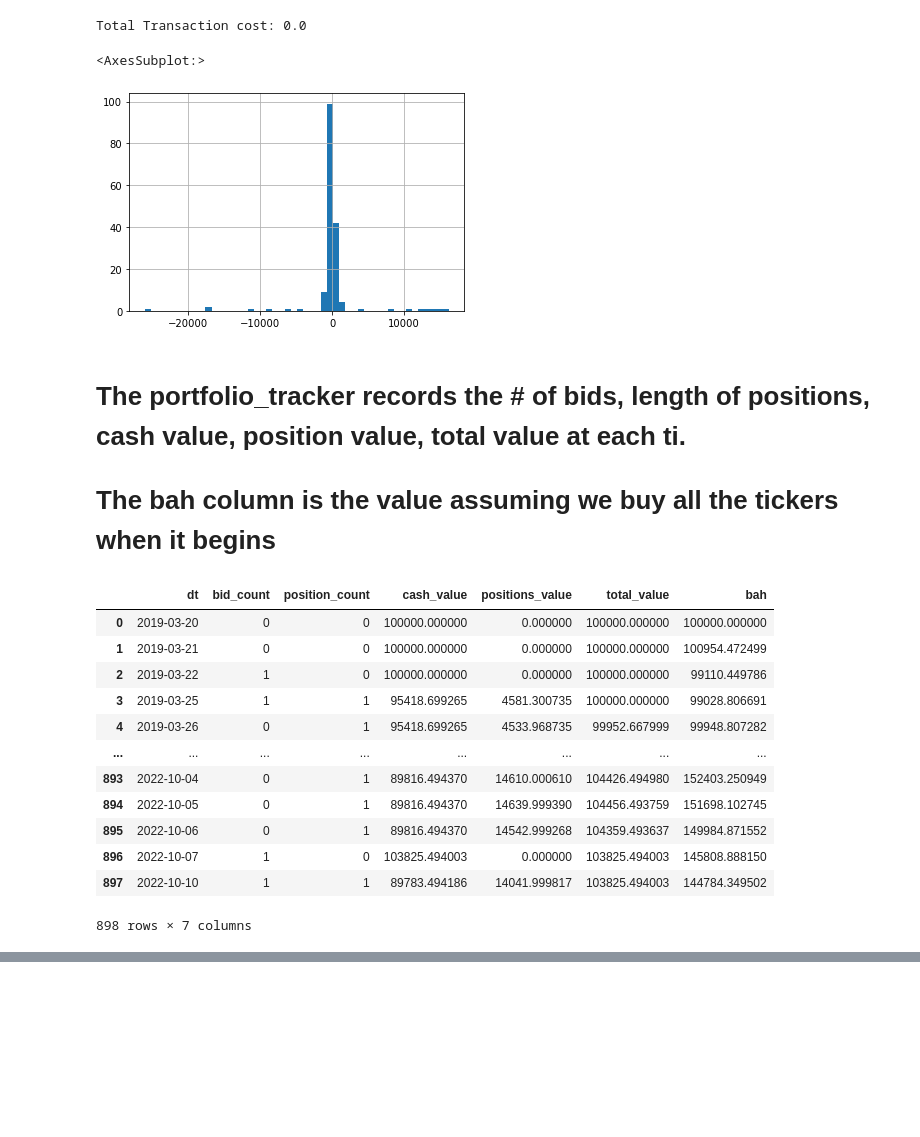
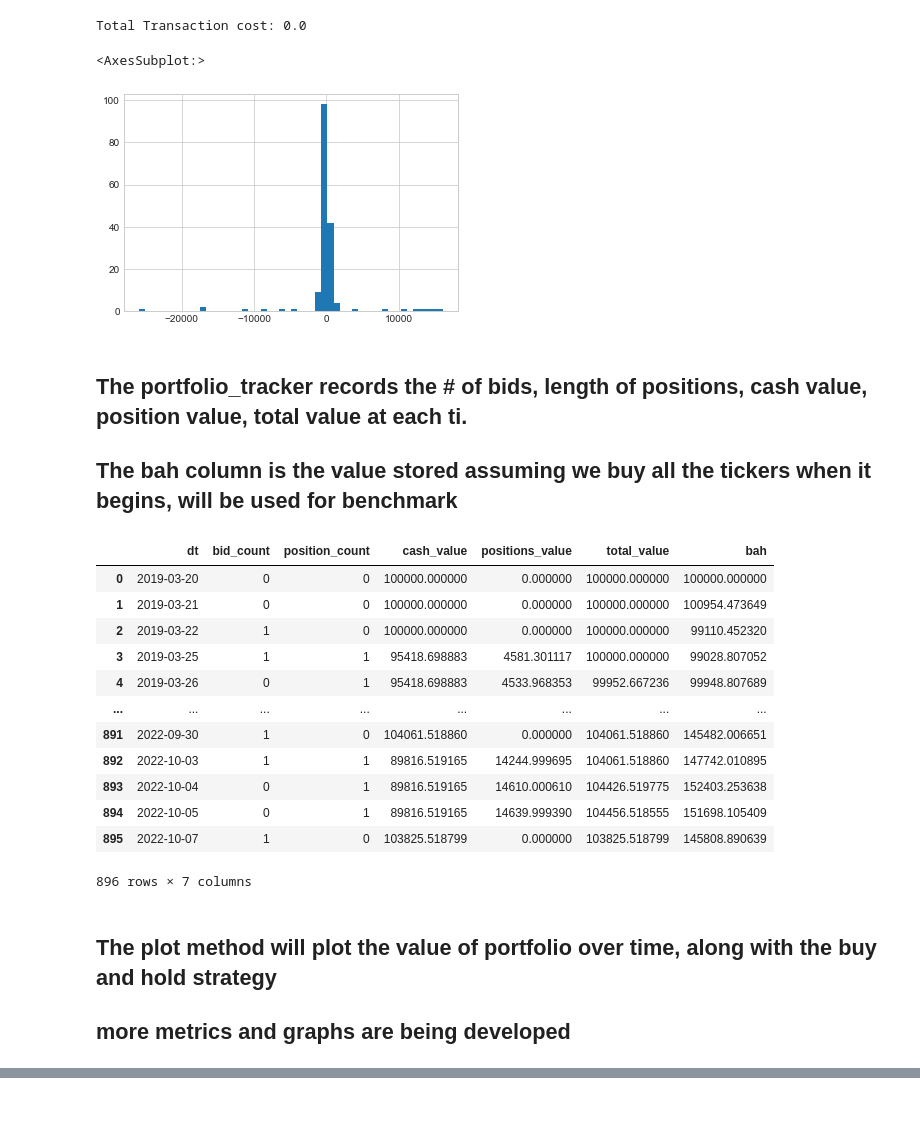
Before and after one commit to TigaJi/GeneralBacktest, a Jupyter notebook: Demo/demo.ipynb, the cells around one changed output, grey strips where cells are left out. Saved outputs shown, nothing was run; the diff lists cells and outputs as text; code cells hidden in the pictures; blank space fills up the shorter version.

```diff
--- a/Demo/demo.ipynb
+++ b/Demo/demo.ipynb
@@ -127,19 +149,4 @@ class DemoStrategy:
 # %%
-def get_data(tickers,length,interval):
-    data =  yf.download(tickers = tickers,
-    period = length, interval = interval, group_by = 'ticker',
-    auto_adjust = True,
-    prepost = False,
-    threads = True,
-    proxy = None
-)
-
-    data = data.loc[:, pd.IndexSlice[:, ['Close']]]
-
-    columns = data.columns.droplevel(1)
-
-    data.columns = columns
-
-    data.sort_index(axis = 1, inplace = True)
-    #data = data.reset_index(drop = True)
-    return data.dropna()
+data = pd.read_csv("test_data.csv",index_col = 0)
+data.index = pd.to_datetime(data.index)
+data.head()
@@ -146,5 +162,3 @@ def get_data(tickers,length,interval):
 # %%
-with open("sp100tickers.pickle", "rb") as f:
-    tickers = pickle.load(f)
-data = get_data(tickers,'5y','1d')
+data.shape
 # %% [output]
@@ -157,3 +169,3 @@ data = get_data(tickers,'5y','1d')
 # %%
-random_strat = Backtest(data, DemoStrategy)
+demo_strat = Backtest(data, DemoStrategy)
 # %%
@@ -193,27 +207,31 @@ print("Total Transaction cost:", random_strat.transaction_history['transaction_c
 Total Transaction cost: 0.0
 # %%
 #histogram of pnl
-random_strat.transaction_history[random_strat.transaction_history.type ==0]['pnl'].hist(bins = 50)
+demo_strat.transaction_history[demo_strat.transaction_history.type ==0]['pnl'].hist(bins = 50)
 # %% [output]
 <AxesSubplot:>
-[figure, old version]
+[figure, new version]
 # %% [markdown]
-# The portfolio_tracker records the # of bids, length of positions, cash value, position value, total value at each ti.
-# The bah column is the value assuming we buy all the tickers when it begins
+## The portfolio_tracker records the # of bids, length of positions, cash value, position value, total value at each ti.
+## The bah column is the value stored assuming we buy all the tickers when it begins, will be used for benchmark
 # %%
-random_strat.portfolio_tracker
+demo_strat.portfolio_tracker
 # %% [output]
 |  | dt | bid_count | position_count | cash_value | positions_value | total_value | bah |
 | 0 | 2019-03-20 | 0 | 0 | 100000.000000 | 0.000000 | 100000.000000 | 100000.000000 |
-| 1 | 2019-03-21 | 0 | 0 | 100000.000000 | 0.000000 | 100000.000000 | 100954.472499 |
-| 2 | 2019-03-22 | 1 | 0 | 100000.000000 | 0.000000 | 100000.000000 | 99110.449786 |
-| 3 | 2019-03-25 | 1 | 1 | 95418.699265 | 4581.300735 | 100000.000000 | 99028.806691 |
-| 4 | 2019-03-26 | 0 | 1 | 95418.699265 | 4533.968735 | 99952.667999 | 99948.807282 |
+| 1 | 2019-03-21 | 0 | 0 | 100000.000000 | 0.000000 | 100000.000000 | 100954.473649 |
+| 2 | 2019-03-22 | 1 | 0 | 100000.000000 | 0.000000 | 100000.000000 | 99110.452320 |
+| 3 | 2019-03-25 | 1 | 1 | 95418.698883 | 4581.301117 | 100000.000000 | 99028.807052 |
+| 4 | 2019-03-26 | 0 | 1 | 95418.698883 | 4533.968353 | 99952.667236 | 99948.807689 |
 | ... | ... | ... | ... | ... | ... | ... | ... |
-| 893 | 2022-10-04 | 0 | 1 | 89816.494370 | 14610.000610 | 104426.494980 | 152403.250949 |
-| 894 | 2022-10-05 | 0 | 1 | 89816.494370 | 14639.999390 | 104456.493759 | 151698.102745 |
-| 895 | 2022-10-06 | 0 | 1 | 89816.494370 | 14542.999268 | 104359.493637 | 149984.871552 |
-| 896 | 2022-10-07 | 1 | 0 | 103825.494003 | 0.000000 | 103825.494003 | 145808.888150 |
-| 897 | 2022-10-10 | 1 | 1 | 89783.494186 | 14041.999817 | 103825.494003 | 144784.349502 |
+| 891 | 2022-09-30 | 1 | 0 | 104061.518860 | 0.000000 | 104061.518860 | 145482.006651 |
+| 892 | 2022-10-03 | 1 | 1 | 89816.519165 | 14244.999695 | 104061.518860 | 147742.010895 |
+| 893 | 2022-10-04 | 0 | 1 | 89816.519165 | 14610.000610 | 104426.519775 | 152403.253638 |
+| 894 | 2022-10-05 | 0 | 1 | 89816.519165 | 14639.999390 | 104456.518555 | 151698.105409 |
+| 895 | 2022-10-07 | 1 | 0 | 103825.518799 | 0.000000 | 103825.518799 | 145808.890639 |
-898 rows × 7 columns
+896 rows × 7 columns
+# %% [markdown]
+## The plot method will plot the value of portfolio over time, along with the buy and hold strategy
+
+## more metrics and graphs are being developed
 # %%
```
Also changed, not shown: parts of 13 cells of this notebook, 1 other file.
